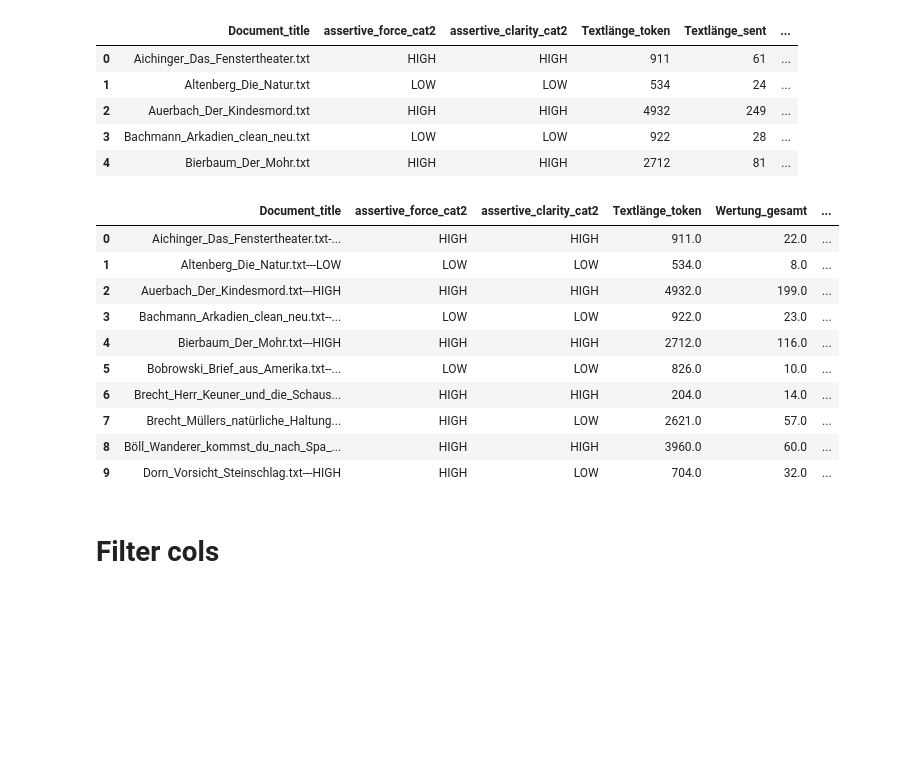
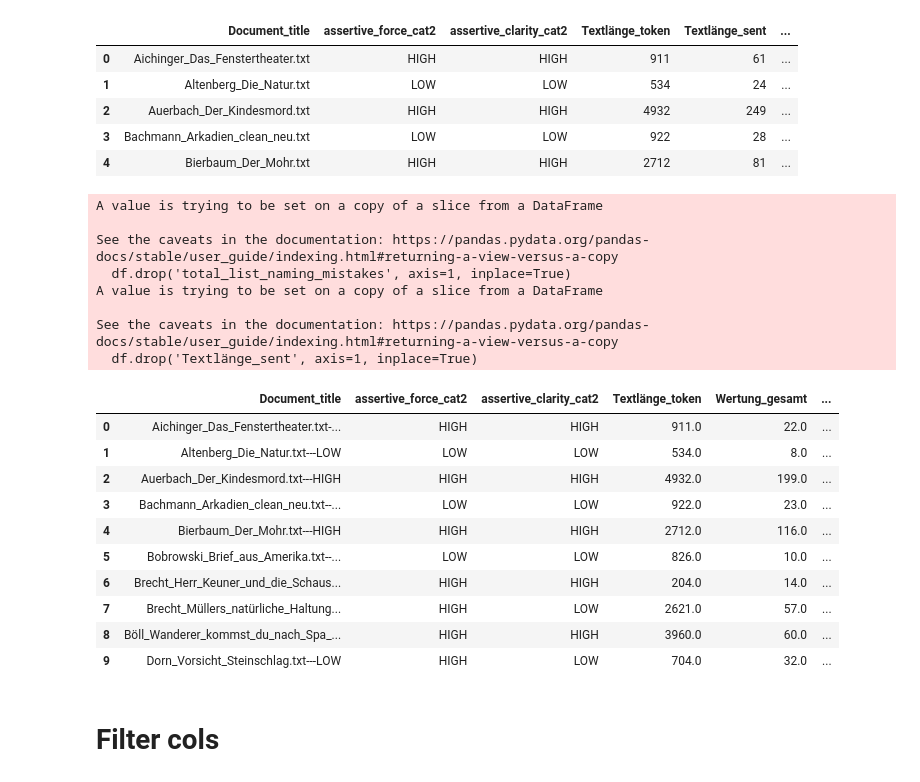
Before and after one commit to bgittel/Evaluative-Text-Structures, a Jupyter notebook: clustering_annotation_corpus_assertive_clarity.ipynb, the cells around one changed output. Saved outputs shown, nothing was run; the diff lists cells and outputs as text; code cells hidden in the pictures; blank space fills up the shorter version.

```diff
--- a/clustering_annotation_corpus_assertive_clarity.ipynb
+++ b/clustering_annotation_corpus_assertive_clarity.ipynb
@@ -330,38 +330,44 @@ df.drop('Textlänge_sent', axis=1, inplace=True)
 # Step 3: Select the first column (non-numerical) and the numerical columns
 first_cols = df.iloc[:, :5]  # Select the first column (by index)
 numerical_columns = df.select_dtypes(include=['number'])  # Select only numerical columns
 #cat_cols = df[["Document_title","implicit_assertion_cat"]]
 
 # Step 4: Concatenate the first column with the numerical columns
 result_df = pd.concat([first_cols, numerical_columns], axis=1)
 
 # divide all cosl by text length (except text length)
 #result_df.iloc[:,5:] = result_df.iloc[:,5:].div(result_df.Textlänge_token, axis=0)
 
 # add info to first col
-# all info
-#result_df["Document_title"] = df["Document_title"] + "---" + result_df["assertive_clarity_cat2"].str.upper() + "_" + result_df["assertive_force_cat2"].str.upper()
 
 # only assertive force
-result_df["Document_title"] = df["Document_title"] + "---" + result_df["assertive_force_cat2"].str.upper()
+#result_df["Document_title"] = df["Document_title"] + "---" + result_df["assertive_force_cat2"].str.upper()
 
 # only assertive clarity
-#result_df["Document_title"] = df["Document_title"] + "---" + result_df["assertive_clarity_cat2"].str.upper()
+result_df["Document_title"] = df["Document_title"] + "---" + result_df["assertive_clarity_cat2"].str.upper()
 
 # Display the first few rows of the result
 result_df.head(10)
 # %% [output]
+A value is trying to be set on a copy of a slice from a DataFrame
+
+See the caveats in the documentation: https://pandas.pydata.org/pandas-docs/stable/user_guide/indexing.html#returning-a-view-versus-a-copy
+  df.drop('total_list_naming_mistakes', axis=1, inplace=True)
+A value is trying to be set on a copy of a slice from a DataFrame
+
+See the caveats in the documentation: https://pandas.pydata.org/pandas-docs/stable/user_guide/indexing.html#returning-a-view-versus-a-copy
+  df.drop('Textlänge_sent', axis=1, inplace=True)
 |  | Document_title | assertive_force_cat2 | assertive_clarity_cat2 | Textlänge_token | Wertung_gesamt | ... |
 | 0 | Aichinger_Das_Fenstertheater.txt-... | HIGH | HIGH | 911.0 | 22.0 | ... |
 | 1 | Altenberg_Die_Natur.txt---LOW | LOW | LOW | 534.0 | 8.0 | ... |
 | 2 | Auerbach_Der_Kindesmord.txt---HIGH | HIGH | HIGH | 4932.0 | 199.0 | ... |
 | 3 | Bachmann_Arkadien_clean_neu.txt--... | LOW | LOW | 922.0 | 23.0 | ... |
 | 4 | Bierbaum_Der_Mohr.txt---HIGH | HIGH | HIGH | 2712.0 | 116.0 | ... |
 | 5 | Bobrowski_Brief_aus_Amerika.txt--... | LOW | LOW | 826.0 | 10.0 | ... |
 | 6 | Brecht_Herr_Keuner_und_die_Schaus... | HIGH | HIGH | 204.0 | 14.0 | ... |
 | 7 | Brecht_Müllers_natürliche_Haltung... | HIGH | LOW | 2621.0 | 57.0 | ... |
 | 8 | Böll_Wanderer_kommst_du_nach_Spa_... | HIGH | HIGH | 3960.0 | 60.0 | ... |
-| 9 | Dorn_Vorsicht_Steinschlag.txt---HIGH | HIGH | LOW | 704.0 | 32.0 | ... |
+| 9 | Dorn_Vorsicht_Steinschlag.txt---LOW | HIGH | LOW | 704.0 | 32.0 | ... |
 # %% [markdown]
 # Filter cols
 # %%
```
Also changed, not shown: parts of 13 cells of this notebook.
